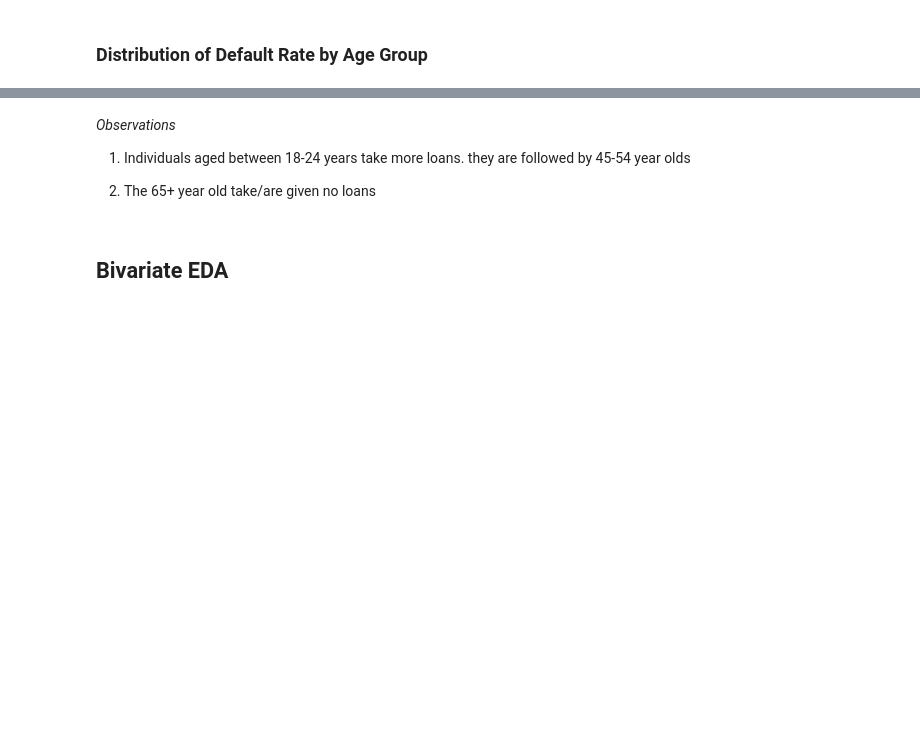
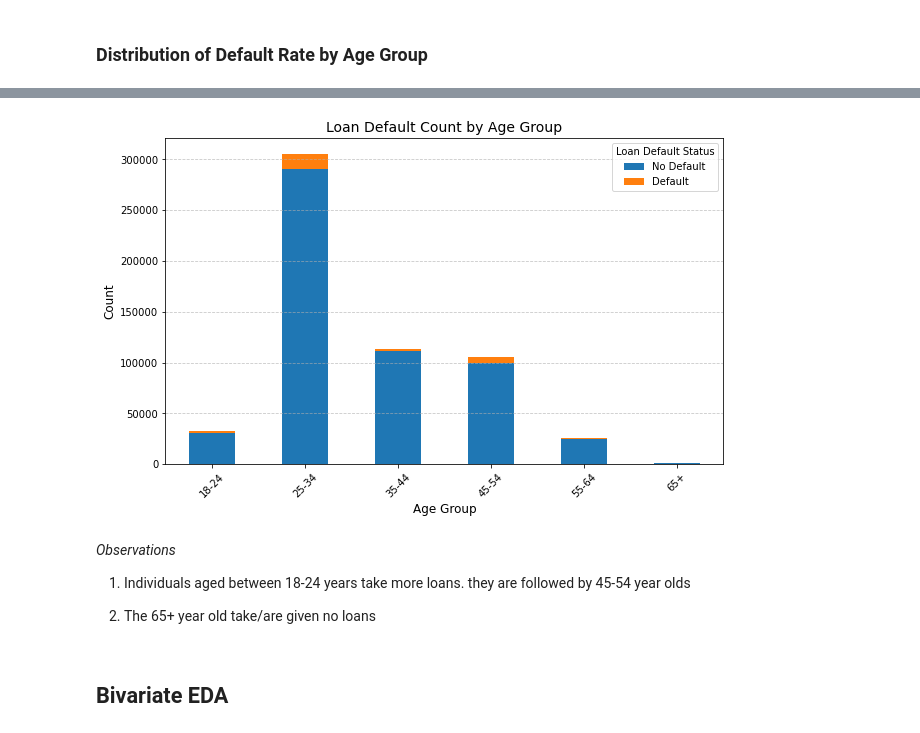
Before and after one commit to Cheptoi-Millicent/DSF-PT08P5-GROUP6-CAPSTONE-PROJECT, a Jupyter notebook: index.ipynb, the cells around one changed output, grey strips where cells are left out. Cells and saved outputs as stored; diff of their text form; code cells hidden in the pictures; blank space fills up the shorter version.

```diff
--- a/index.ipynb
+++ b/index.ipynb
@@ -1934,3 +1963,28 @@ plt.show()
+# %%
+# Create crosstab (count)
+crosstab_age_default = pd.crosstab(final_merged_df_5p["Age_Group"],\
+    final_merged_df_5p["Loan_Default_Status"])
+
+# Rename columns for better readability
+crosstab_age_default.columns = ["No Default", "Default"]
+
+# Plot stacked bar chart
+crosstab_age_default.plot(kind="bar", stacked=True, figsize=(10,6))#, colormap="viridis")
+
+# Add labels and title
+plt.xlabel("Age Group", fontsize=12)
+plt.ylabel("Count", fontsize=12)
+plt.title("Loan Default Count by Age Group", fontsize=14)
+plt.legend(title="Loan Default Status")
+plt.xticks(rotation=45)
+
+# Show grid
+plt.grid(axis='y', linestyle='--', alpha=0.7)
+
+# Show plot
+plt.show()
+# %% [output]
+[figure, added]
 # %% [markdown]
 *Observations*
 1. Individuals aged between 18-24 years take more loans. they are followed by 45-54 year olds
```
Also changed, not shown: parts of 21 cells of this notebook.
